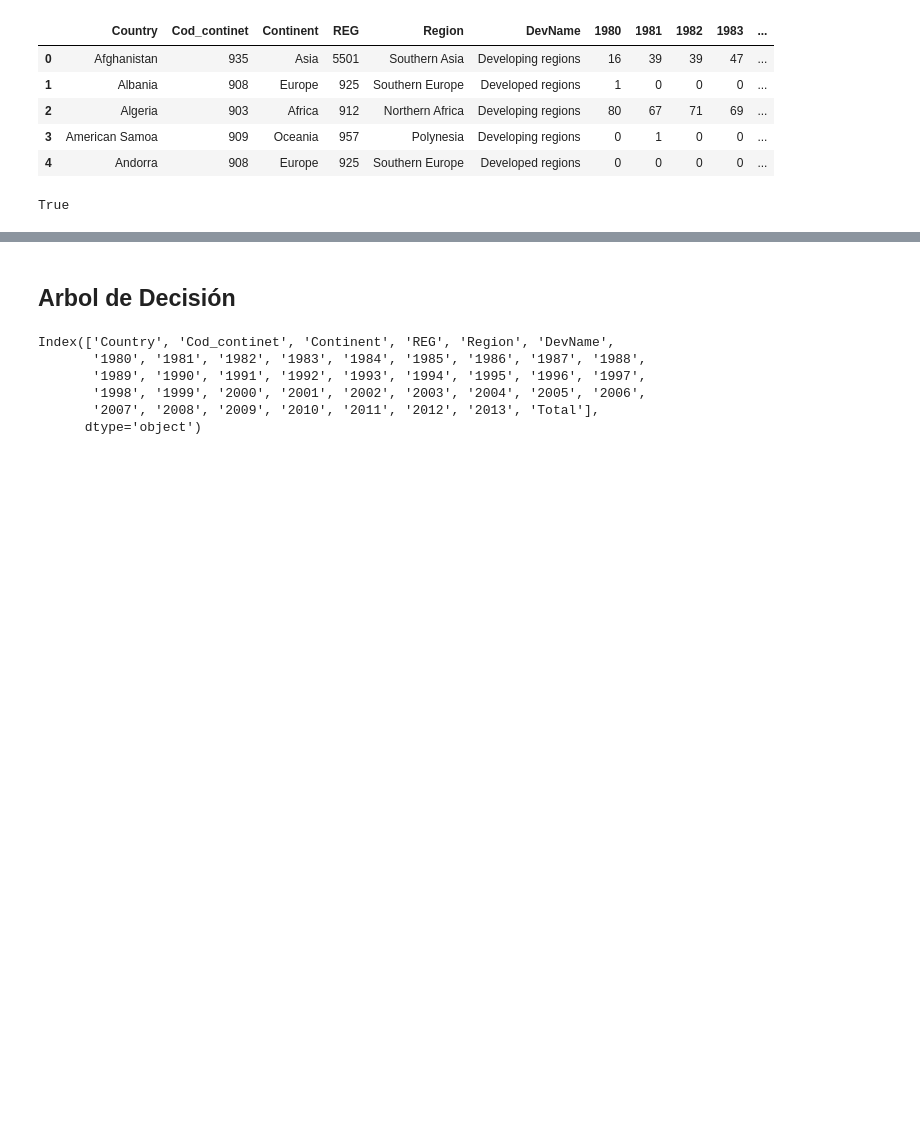
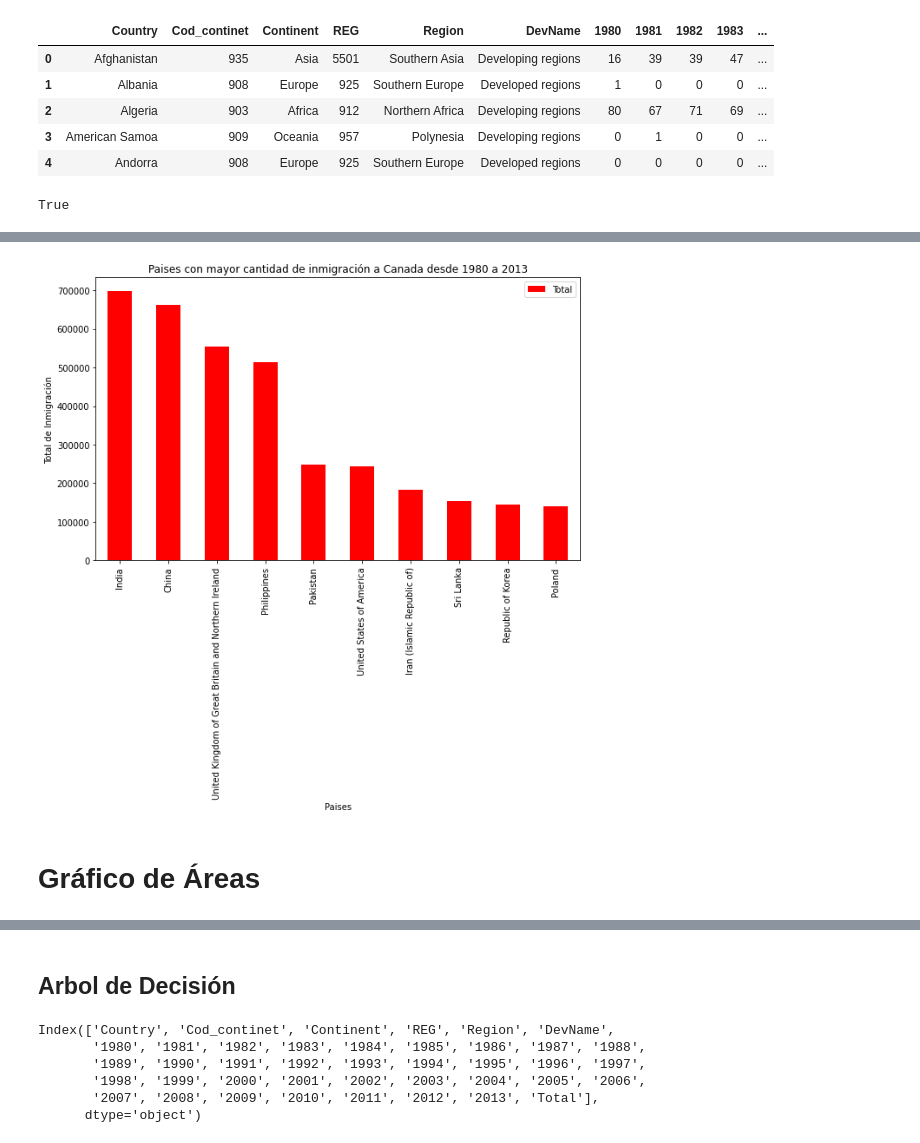
Before and after one commit to josealejandro2017/ProyectoHouse, a Jupyter notebook: SegundaEntrega_Sanabria.ipynb, the cells around one changed output, grey strips where cells are left out. Drawn from its saved outputs; the diff is of its cells as text; code cells hidden in the pictures; blank space fills up the shorter version.

```diff
--- a/SegundaEntrega_Sanabria.ipynb
+++ b/SegundaEntrega_Sanabria.ipynb
@@ -237,0 +250,14 @@ Dimensión de los datos: (195, 40)
+# %%
+paises = df_can["Country"]
+# %%
+df_paises_total = pd.concat([paises, total], axis=1)
+# %%
+df_paises_total.sort_values(['Total'], ascending=False, axis=0, inplace=True) #selecciona los valoeres mas altos
+
+# obtener las 5 mejores entradas
+df_paises10 = df_paises_total.head(10)
+
+# transponer el dataframe
+#df_top5 = df_top5[years].transpose()
+
+df_paises10.head()
@@ -237,0 +271,12 @@ Dimensión de los datos: (195, 40)
+# %%
+df_paises10.plot(kind="bar",color="red", figsize=(10,6), x = "Country")
+
+plt.xlabel("Paises") # agrega al gráfico la etiqueta del eje x
+plt.ylabel("Total de Inmigración") # agrega al gráfico la etiqueta del eje y
+plt.title('Paises con mayor cantidad de inmigración a Canada desde 1980 a 2013') # agrega al gráfico el título
+
+plt.show()
+# %% [output]
+[figure, added]
+# %% [markdown]
+# Gráfico de Áreas
```
Also changed, not shown: parts of 103 cells of this notebook.
